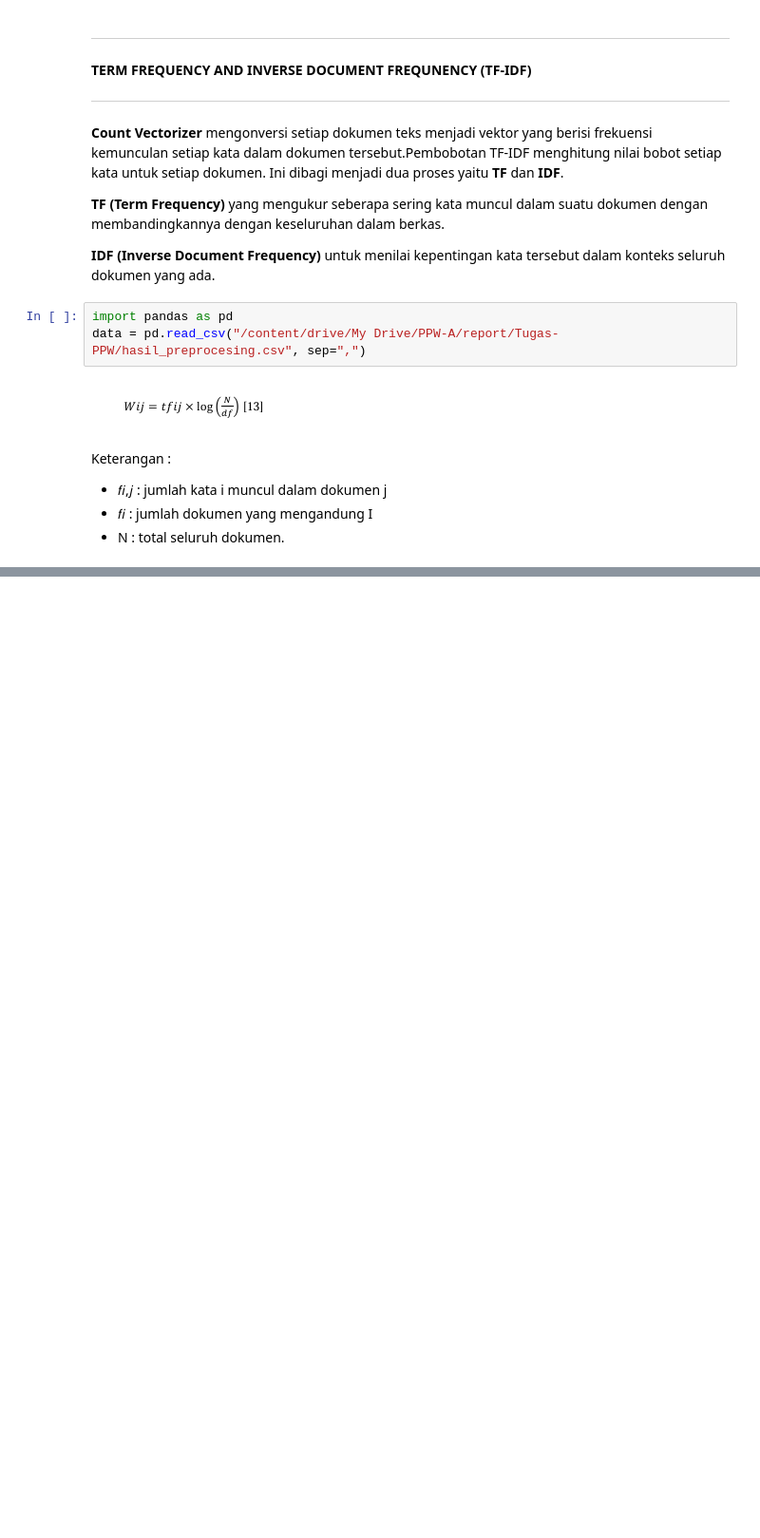
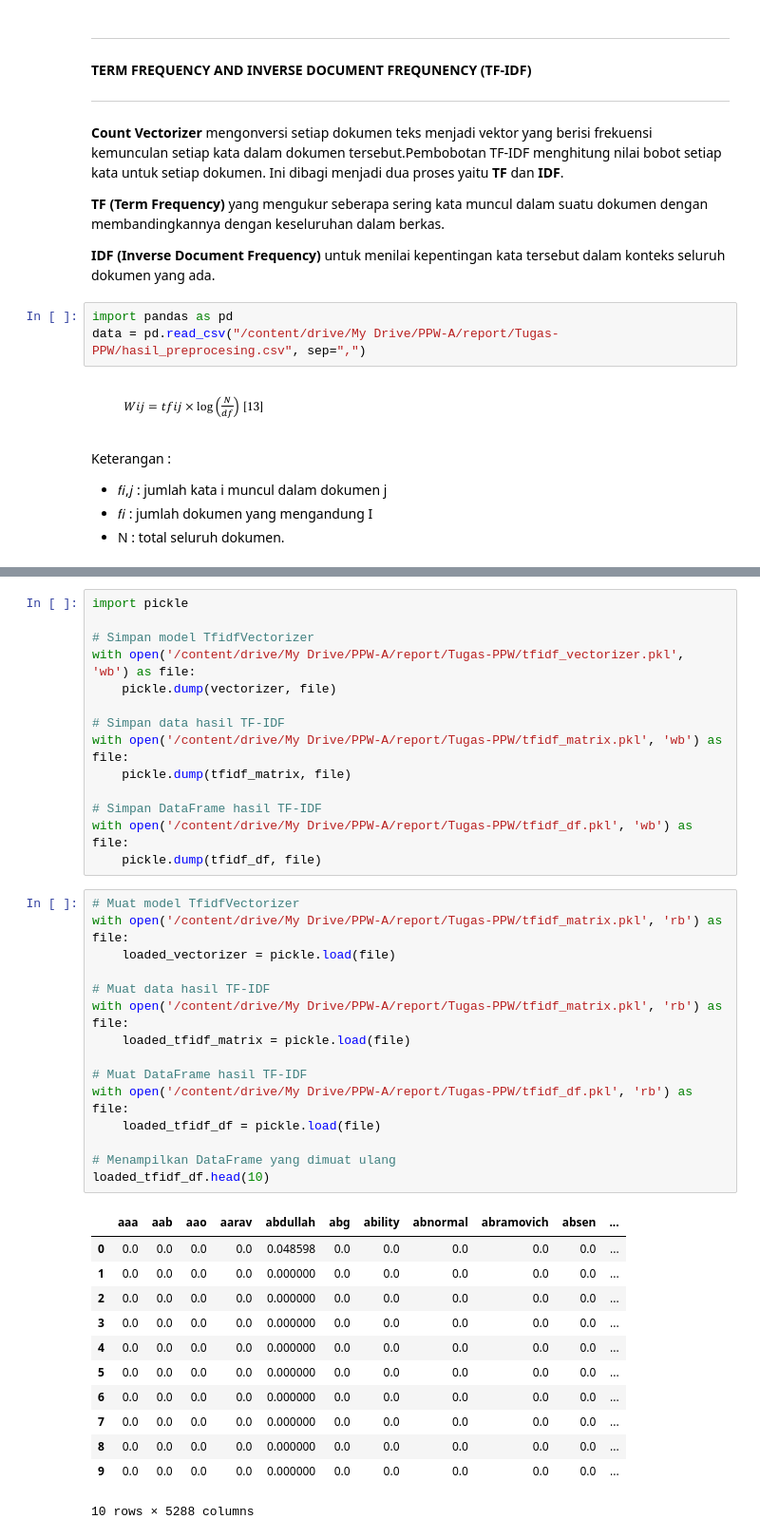
Before and after one commit to danaokey97/PPW-A, a Jupyter notebook: _sources/Tugas-PPW/Tugas-2.ipynb, the cells around one changed output, grey strips where cells are left out. Shown: that part at 95% size. Drawn from its saved outputs; the diff is of its cells as text; blank space fills up the shorter version.

```diff
--- a/_sources/Tugas-PPW/Tugas-2.ipynb
+++ b/_sources/Tugas-PPW/Tugas-2.ipynb
@@ -219,0 +229,42 @@ tfidf_df.head(10)
+# %%
+import pickle
+
+# Simpan model TfidfVectorizer
+with open('/content/drive/My Drive/PPW-A/report/Tugas-PPW/tfidf_vectorizer.pkl', 'wb') as file:
+    pickle.dump(vectorizer, file)
+
+# Simpan data hasil TF-IDF
+with open('/content/drive/My Drive/PPW-A/report/Tugas-PPW/tfidf_matrix.pkl', 'wb') as file:
+    pickle.dump(tfidf_matrix, file)
+
+# Simpan DataFrame hasil TF-IDF
+with open('/content/drive/My Drive/PPW-A/report/Tugas-PPW/tfidf_df.pkl', 'wb') as file:
+    pickle.dump(tfidf_df, file)
+# %%
+# Muat model TfidfVectorizer
+with open('/content/drive/My Drive/PPW-A/report/Tugas-PPW/tfidf_matrix.pkl', 'rb') as file:
+    loaded_vectorizer = pickle.load(file)
+
+# Muat data hasil TF-IDF
+with open('/content/drive/My Drive/PPW-A/report/Tugas-PPW/tfidf_matrix.pkl', 'rb') as file:
+    loaded_tfidf_matrix = pickle.load(file)
+
+# Muat DataFrame hasil TF-IDF
+with open('/content/drive/My Drive/PPW-A/report/Tugas-PPW/tfidf_df.pkl', 'rb') as file:
+    loaded_tfidf_df = pickle.load(file)
+
+# Menampilkan DataFrame yang dimuat ulang
+loaded_tfidf_df.head(10)
+# %% [output]
+|  | aaa | aab | aao | aarav | abdullah | abg | ability | abnormal | abramovich | absen | ... |
+| 0 | 0.0 | 0.0 | 0.0 | 0.0 | 0.048598 | 0.0 | 0.0 | 0.0 | 0.0 | 0.0 | ... |
+| 1 | 0.0 | 0.0 | 0.0 | 0.0 | 0.000000 | 0.0 | 0.0 | 0.0 | 0.0 | 0.0 | ... |
+| 2 | 0.0 | 0.0 | 0.0 | 0.0 | 0.000000 | 0.0 | 0.0 | 0.0 | 0.0 | 0.0 | ... |
+| 3 | 0.0 | 0.0 | 0.0 | 0.0 | 0.000000 | 0.0 | 0.0 | 0.0 | 0.0 | 0.0 | ... |
+| 4 | 0.0 | 0.0 | 0.0 | 0.0 | 0.000000 | 0.0 | 0.0 | 0.0 | 0.0 | 0.0 | ... |
+| 5 | 0.0 | 0.0 | 0.0 | 0.0 | 0.000000 | 0.0 | 0.0 | 0.0 | 0.0 | 0.0 | ... |
+| 6 | 0.0 | 0.0 | 0.0 | 0.0 | 0.000000 | 0.0 | 0.0 | 0.0 | 0.0 | 0.0 | ... |
+| 7 | 0.0 | 0.0 | 0.0 | 0.0 | 0.000000 | 0.0 | 0.0 | 0.0 | 0.0 | 0.0 | ... |
+| 8 | 0.0 | 0.0 | 0.0 | 0.0 | 0.000000 | 0.0 | 0.0 | 0.0 | 0.0 | 0.0 | ... |
+| 9 | 0.0 | 0.0 | 0.0 | 0.0 | 0.000000 | 0.0 | 0.0 | 0.0 | 0.0 | 0.0 | ... |
+10 rows × 5288 columns
```
Also changed, not shown: parts of 8 cells of this notebook, 20 other files.
